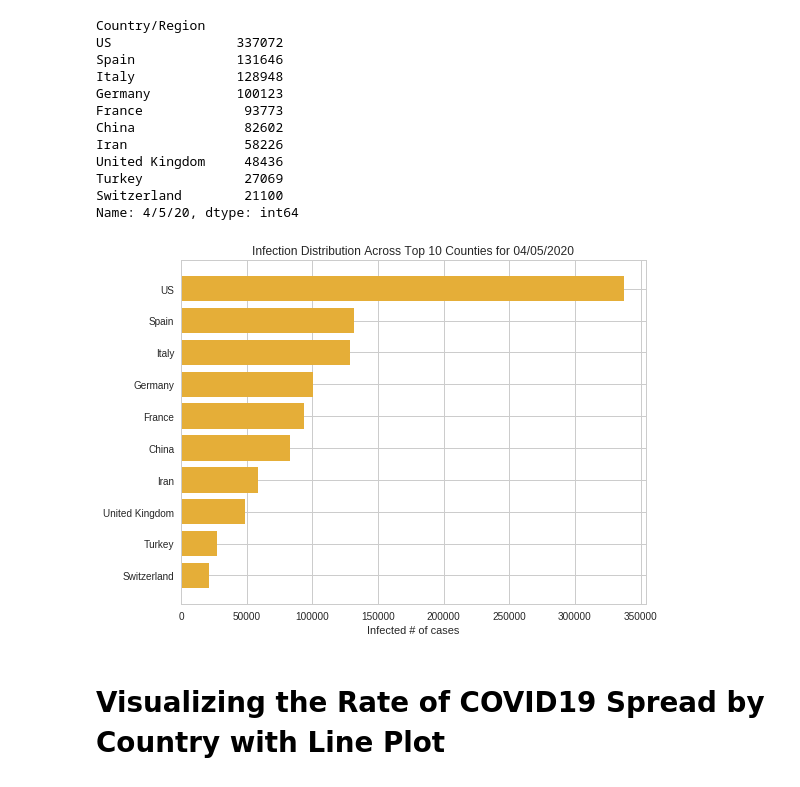
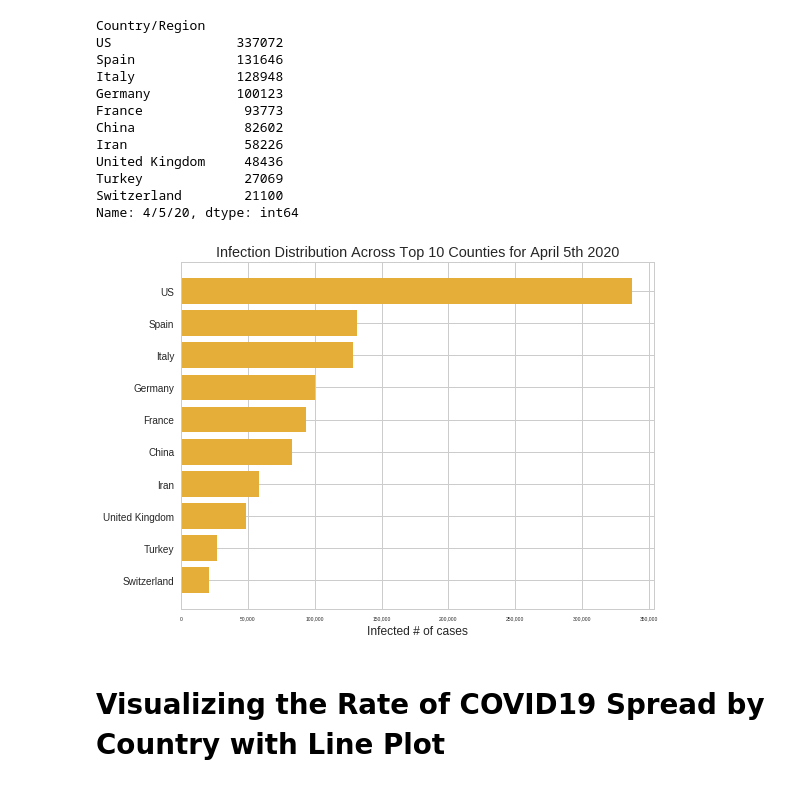
Before and after one commit to VHTATAH/COVID-19, a Jupyter notebook: covid-19.ipynb, the cells around one changed output. Cells and saved outputs as stored; diff of their text form; code cells hidden in the pictures.

```diff
--- a/covid-19.ipynb
+++ b/covid-19.ipynb
@@ -44,0 +87,36 @@ recovered_global.head()
+# %%
+plt.style.use('seaborn-whitegrid')
+
+#data = pd.read_csv('data1.csv')
+# Getting all the dates from the confirmed_global DataFrame starting from Jan 22, 2020 as X axis
+x = confirmed_global.loc[:,'1/22/20':].columns
+
+# Getting total number of recovered/confirmed/dead cases by day for intire world
+y_confirmed = confirmed_global.drop(columns = ['Province/State', 'Country/Region', 'Lat' ,'Long' ]).sum()
+y_recovered = recovered_global.drop(columns = ['Province/State', 'Country/Region', 'Lat' ,'Long' ]).sum()
+y_deaths = deaths_global.drop(columns = ['Province/State', 'Country/Region', 'Lat' ,'Long' ]).sum()
+
+fig1, ax1 = plt.subplots()
+
+ax1.plot(x, y_confirmed,linestyle='--', label='Infected')
+ax1.plot(x, y_recovered,linestyle='-', label='Recovered')
+ax1.plot(x, y_deaths, linestyle=':', label='Confirmed Deads')
+
+#ax1.legend(fancybox = True, framealpha = 1)
+ax1.set_title('Global Distribution of COVID-19 cases from January 22nd, 2020 to April 5th 2020 ')
+ax1.set_ylabel('Number of Cases')
+
+plt.xticks(ticks = np.arange(1,77,5))
+plt.gcf().autofmt_xdate()
+
+plt.xlim(3, 73)
+
+plt.tight_layout()
+
+ax1.legend(prop = {'size': 15}, edgecolor = 'r')
+ax1.grid(True)
+plt.yticks([0,200000,400000,600000,800000,1000000,1200000],
+           ['0','200,000','400,000','600,000','800,000','1000,000','1,200,000'])
+plt.show()
+
+#fig1.savefig('fig1.png')
@@ -70,15 +150,20 @@ Name: 4/5/20, dtype: int64
 # %%
 plt.style.use('seaborn-whitegrid')
 numbers = list(top_10_confirmed.reset_index()['4/5/20'])[::-1]
 countries = list(top_10_confirmed.reset_index()['Country/Region'])[::-1]
 plt.barh(countries,numbers,color="#e5ae38")
 plt.xlabel('Infected # of cases')
 # https://matplotlib.org/api/_as_gen/matplotlib.pyplot.plot.html
 plt.tight_layout()
-plt.title('Infection Distribution Across Top 10 Counties for 04/05/2020')
+plt.title('Infection Distribution Across Top 10 Counties for April 5th 2020')
+plt.xticks([0,50000,100000,150000,200000,250000,300000,350000],
+           ['0','50,000','100,000','150,000','200,000','250,000','300,000','350,000'])
+# plt.rcParams.update({'font.size': 10})
+# plt.rc('ytick', labelsize=10)
+# plt.rc('xtick', labelsize=5)
 plt.show()
 # %% [output]
-[figure, old version]
+[figure, new version]
 # %% [markdown]
 # Visualizing the Rate of COVID19 Spread by Country with Line Plot
 # %% [markdown]
```
Also changed, not shown: parts of 16 cells of this notebook.
